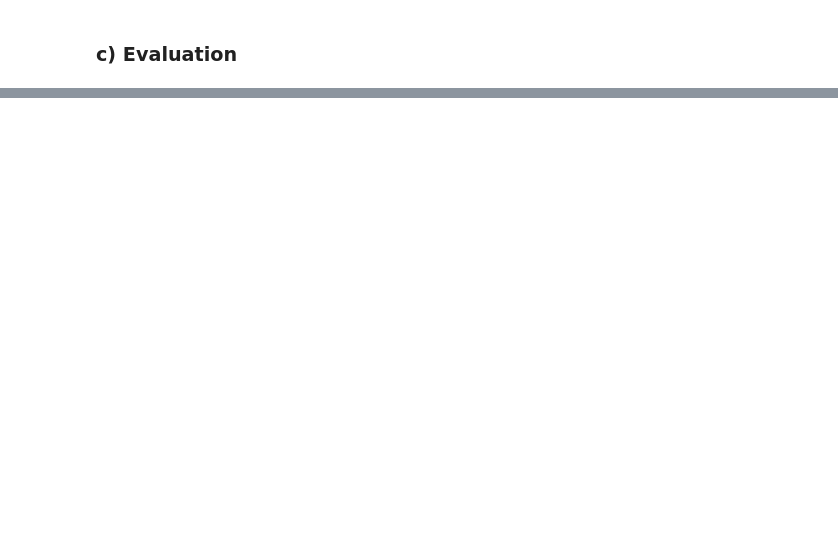
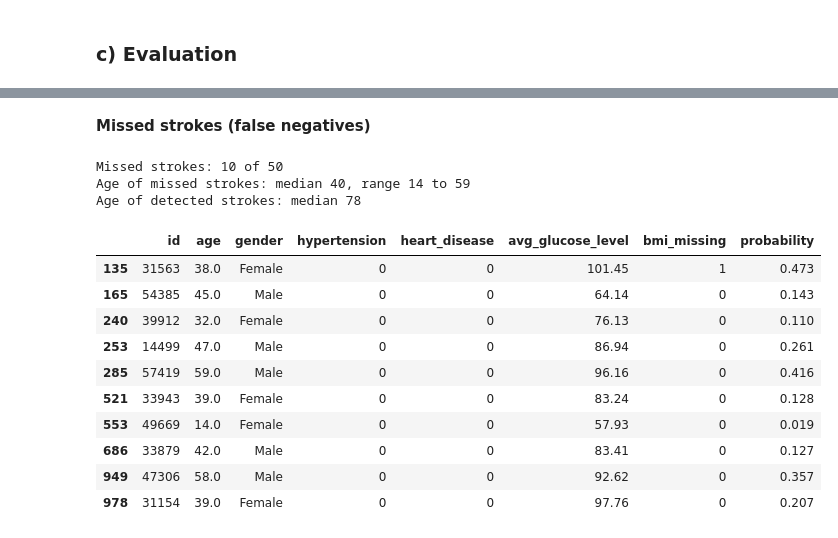
Before and after one commit to YeeJingGan/WQF7009---Assignment-1, a Jupyter notebook: 02_logistic_regression.ipynb, the cells around one changed output, grey strips where cells are left out. Saved outputs shown, nothing was run; the diff lists cells and outputs as text; code cells hidden in the pictures; blank space fills up the shorter version.

```diff
--- a/02_logistic_regression.ipynb
+++ b/02_logistic_regression.ipynb
@@ -126,2 +156,26 @@ plt.show()
+# %% [markdown]
+**Missed strokes (false negatives)**
+# %%
+missed = test[(y_test == 1) & (y_pred == 0)]
+print(f"Missed strokes: {len(missed)} of {y_test.sum()}")
+print(f"Age of missed strokes: median {missed['age'].median():.0f}, range {missed['age'].min():.0f} to {missed['age'].max():.0f}")
+print(f"Age of detected strokes: median {test[(y_test == 1) & (y_pred == 1)]['age'].median():.0f}")
+missed[['id', 'age', 'gender', 'hypertension', 'heart_disease', 'avg_glucose_level', 'bmi_missing']].assign(
+    probability=y_prob[missed.index]).round(3)
+# %% [output]
+Missed strokes: 10 of 50
+Age of missed strokes: median 40, range 14 to 59
+Age of detected strokes: median 78
+|  | id | age | gender | hypertension | heart_disease | avg_glucose_level | bmi_missing | probability |
+| 135 | 31563 | 38.0 | Female | 0 | 0 | 101.45 | 1 | 0.473 |
+| 165 | 54385 | 45.0 | Male | 0 | 0 | 64.14 | 0 | 0.143 |
+| 240 | 39912 | 32.0 | Female | 0 | 0 | 76.13 | 0 | 0.110 |
+| 253 | 14499 | 47.0 | Male | 0 | 0 | 86.94 | 0 | 0.261 |
+| 285 | 57419 | 59.0 | Male | 0 | 0 | 96.16 | 0 | 0.416 |
+| 521 | 33943 | 39.0 | Female | 0 | 0 | 83.24 | 0 | 0.128 |
+| 553 | 49669 | 14.0 | Female | 0 | 0 | 57.93 | 0 | 0.019 |
+| 686 | 33879 | 42.0 | Male | 0 | 0 | 83.41 | 0 | 0.127 |
+| 949 | 47306 | 58.0 | Male | 0 | 0 | 92.62 | 0 | 0.357 |
+| 978 | 31154 | 39.0 | Female | 0 | 0 | 97.76 | 0 | 0.207 |
 # %% [markdown]
 ### d) Task 2: SHAP explainer
```
Also changed, not shown: parts of 27 cells of this notebook, 8 other files.
